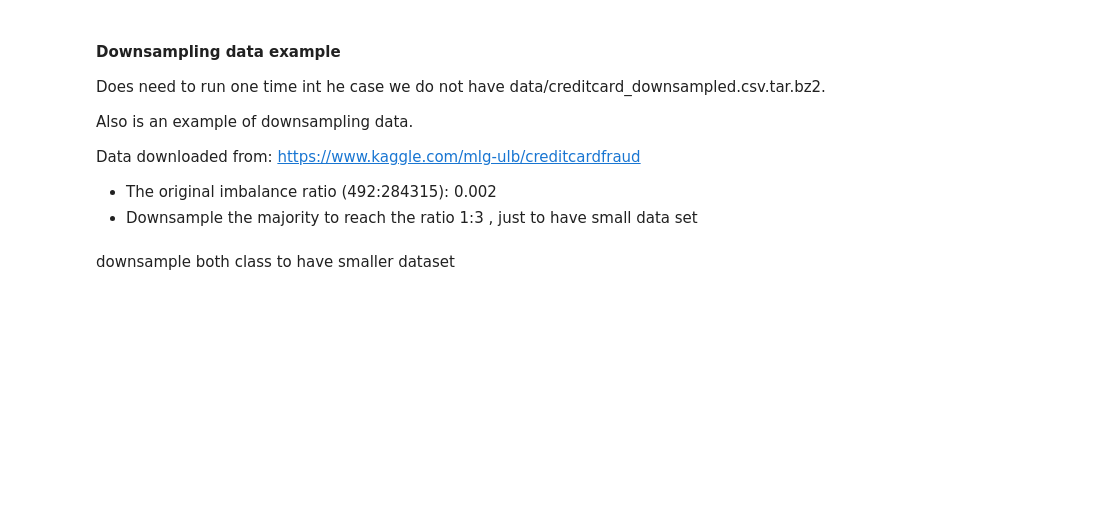
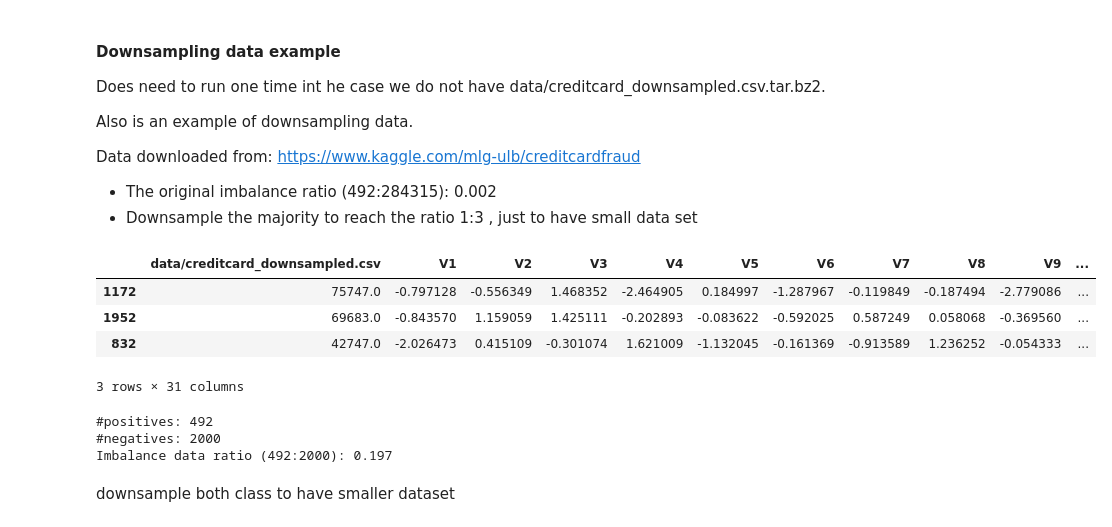
Before and after one commit to leandroohf/ds_pragmatic_programming, a Jupyter notebook: ds_pragmatic_programming_modelling.ipynb, the cells around one changed output. Cells and saved outputs as stored; diff of their text form; code cells hidden in the pictures; blank space fills up the shorter version.

```diff
--- a/ds_pragmatic_programming_modelling.ipynb
+++ b/ds_pragmatic_programming_modelling.ipynb
@@ -765,18 +775,30 @@ https://www.kaggle.com/mlg-ulb/creditcardfraud
 * Downsample the majority to reach the ratio 1:3 , just to have small data set
 # %%
 ## Does not need to run this again once you have credicard_downsampled.csv.tar.bz2
-creditcard_df = pd.read_csv('data/creditcard.csv.zip', compression='zip', sep=',', quotechar='"')
+#creditcard_df = pd.read_csv('data/creditcard.csv.zip', compression='zip', sep=',', quotechar='"')
+
+creditcard_df = pd.read_csv('data/creditcard_downsampled.csv.tar.bz2', compression='bz2',
+                            sep=',', quotechar='"', index_col=False)
 
 creditcard_df.sample(3).head(3)
 
 n_pos = np.sum(creditcard_df.Class == True)
 print('#positives: {}'.format(n_pos))
 
 n_neg = np.sum(creditcard_df.Class == False)
 print('#negatives: {}'.format(n_neg))
 
 r = n_pos/(n_pos + n_neg)
 print('Imbalance data ratio ({0}:{1}): {2:.3f}'.format(n_pos,n_neg,r))
+# %% [output]
+|  | data/creditcard_downsampled.csv | V1 | V2 | V3 | V4 | V5 | V6 | V7 | V8 | V9 | ... |
+| 1172 | 75747.0 | -0.797128 | -0.556349 | 1.468352 | -2.464905 | 0.184997 | -1.287967 | -0.119849 | -0.187494 | -2.779086 | ... |
+| 1952 | 69683.0 | -0.843570 | 1.159059 | 1.425111 | -0.202893 | -0.083622 | -0.592025 | 0.587249 | 0.058068 | -0.369560 | ... |
+| 832 | 42747.0 | -2.026473 | 0.415109 | -0.301074 | 1.621009 | -1.132045 | -0.161369 | -0.913589 | 1.236252 | -0.054333 | ... |
+3 rows × 31 columns
+#positives: 492
+#negatives: 2000
+Imbalance data ratio (492:2000): 0.197
 # %% [markdown]
 downsample both class to have smaller dataset
 # %%
```
Also changed, not shown: parts of 9 cells of this notebook, 2 other files.
